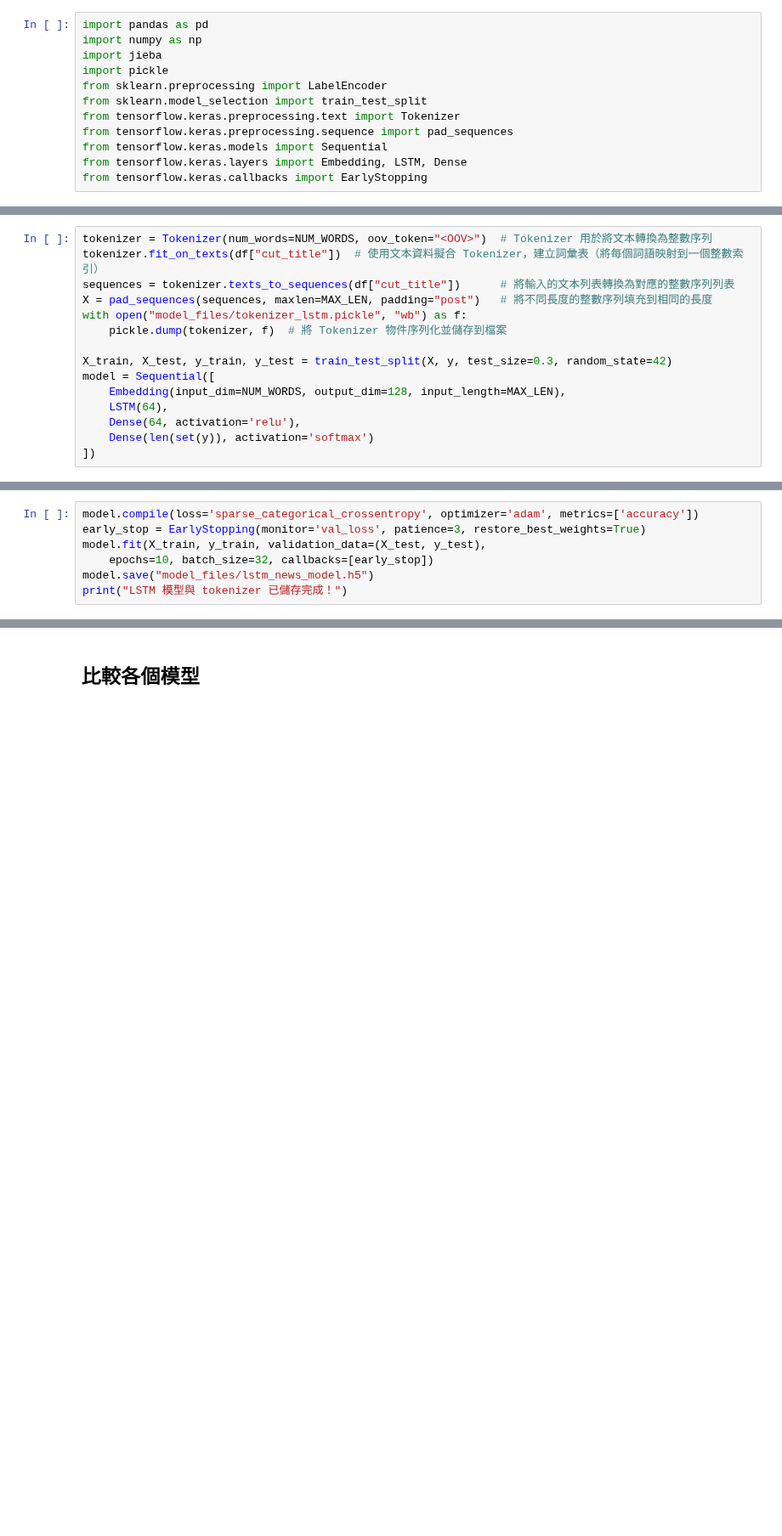
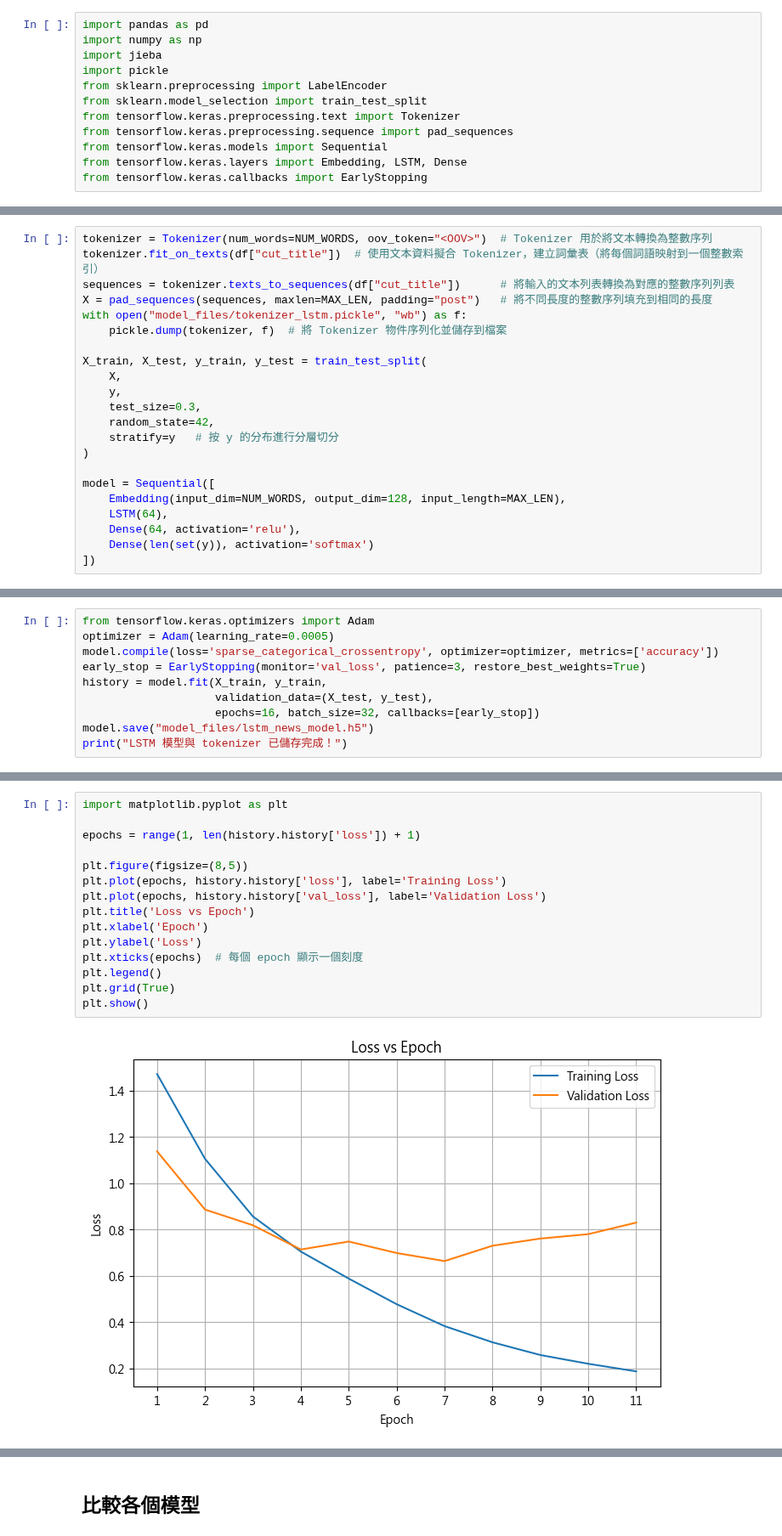
Before and after one commit to wk4t96/text-clf, a Jupyter notebook: train_model/2_新聞標題分類訓練-LSTM.ipynb, the cells around one changed output, grey strips where cells are left out. Shown at 85% size. Saved outputs shown, nothing was run; the diff lists cells and outputs as text; blank space fills up the shorter version.

Commit message:
Modify train-model files

```diff
--- a/train_model/2_新聞標題分類訓練-LSTM.ipynb
+++ b/train_model/2_新聞標題分類訓練-LSTM.ipynb
@@ -110,7 +124,14 @@ X = pad_sequences(sequences, maxlen=MAX_LEN, padding="post")   # 將不同長度
 with open("model_files/tokenizer_lstm.pickle", "wb") as f:
     pickle.dump(tokenizer, f)  # 將 Tokenizer 物件序列化並儲存到檔案
 
-X_train, X_test, y_train, y_test = train_test_split(X, y, test_size=0.3, random_state=42)
+X_train, X_test, y_train, y_test = train_test_split(
+    X,
+    y,
+    test_size=0.3,
+    random_state=42,
+    stratify=y   # 按 y 的分布進行分層切分
+)
+
 model = Sequential([
     Embedding(input_dim=NUM_WORDS, output_dim=128, input_length=MAX_LEN),
     LSTM(64),
@@ -120,8 +271,11 @@ model = Sequential([
 # %%
-model.compile(loss='sparse_categorical_crossentropy', optimizer='adam', metrics=['accuracy'])
+from tensorflow.keras.optimizers import Adam
+optimizer = Adam(learning_rate=0.0005)
+model.compile(loss='sparse_categorical_crossentropy', optimizer=optimizer, metrics=['accuracy'])
 early_stop = EarlyStopping(monitor='val_loss', patience=3, restore_best_weights=True)
-model.fit(X_train, y_train, validation_data=(X_test, y_test),
-    epochs=10, batch_size=32, callbacks=[early_stop])
+history = model.fit(X_train, y_train,
+                    validation_data=(X_test, y_test),
+                    epochs=16, batch_size=32, callbacks=[early_stop])
 model.save("model_files/lstm_news_model.h5")
 print("LSTM 模型與 tokenizer 已儲存完成！")
 # %% [output]
@@ -148,5 +292,22 @@ Epoch 10/10
 WARNING:absl:You are saving your model as an HDF5 file via `model.save()` or `keras.saving.save_model(model)`. This file format is considered legacy. We recommend using instead the native Keras format ...
 LSTM 模型與 tokenizer 已儲存完成！
+# %%
+import matplotlib.pyplot as plt
+
+epochs = range(1, len(history.history['loss']) + 1)
+
+plt.figure(figsize=(8,5))
+plt.plot(epochs, history.history['loss'], label='Training Loss')
+plt.plot(epochs, history.history['val_loss'], label='Validation Loss')
+plt.title('Loss vs Epoch')
+plt.xlabel('Epoch')
+plt.ylabel('Loss')
+plt.xticks(epochs)  # 每個 epoch 顯示一個刻度
+plt.legend()
+plt.grid(True)
+plt.show()
+# %% [output]
+[figure, added]
 # %%
 from scipy.sparse import issparse # 檢查是否為稀疏矩陣
 from sklearn.metrics import accuracy_score #準確率
```
Also changed, not shown: parts of 16 cells of this notebook, 3 other files.
